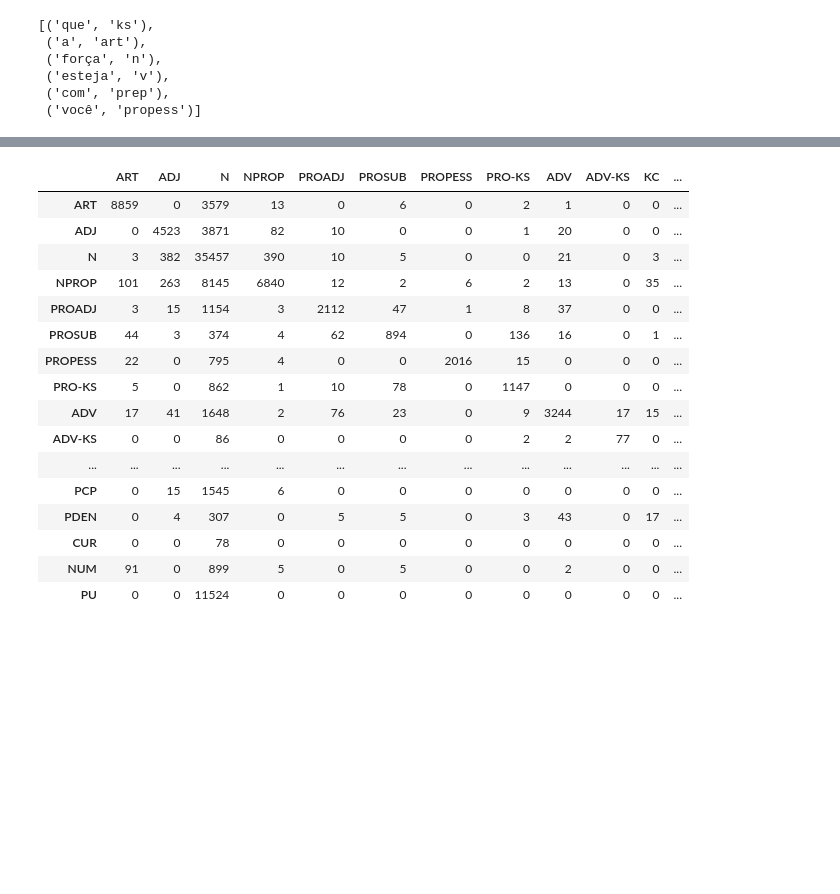
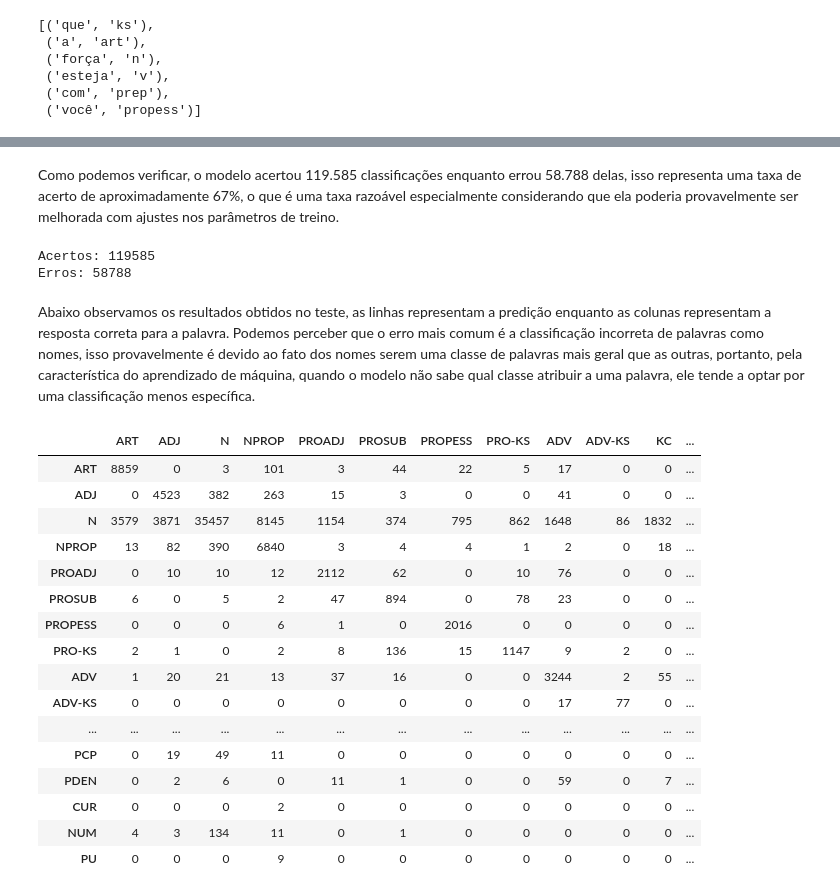
Before and after one commit to luizppa/portuguese-pos-tagging, a Jupyter notebook: pos_tagging.ipynb, the cells around one changed output, grey strips where cells are left out. Saved outputs shown, nothing was run; the diff lists cells and outputs as text; code cells hidden in the pictures; blank space fills up the shorter version.

```diff
--- a/pos_tagging.ipynb
+++ b/pos_tagging.ipynb
@@ -269,21 +265,31 @@ predictions = tagger.tag_sents([[word[0] for word in sentence] for sentence in t
+# %% [markdown]
+Como podemos verificar, o modelo acertou 119.585 classificações enquanto errou 58.788 delas, isso representa uma taxa de acerto de aproximadamente 67%, o que é uma taxa razoável especialmente considerando que ela poderia provavelmente ser melhorada com ajustes nos parâmetros de treino.
 # %%
-hit, miss, result = test_model(tagger, predictions, test_sentences)
-result
+print('Acertos:', hit)
+print('Erros:', miss)
 # %% [output]
-|  | ART | ADJ | N | NPROP | PROADJ | PROSUB | PROPESS | PRO-KS | ADV | ADV-KS | KC | ... |
-| ART | 8859 | 0 | 3579 | 13 | 0 | 6 | 0 | 2 | 1 | 0 | 0 | ... |
-| ADJ | 0 | 4523 | 3871 | 82 | 10 | 0 | 0 | 1 | 20 | 0 | 0 | ... |
-| N | 3 | 382 | 35457 | 390 | 10 | 5 | 0 | 0 | 21 | 0 | 3 | ... |
-| NPROP | 101 | 263 | 8145 | 6840 | 12 | 2 | 6 | 2 | 13 | 0 | 35 | ... |
-| PROADJ | 3 | 15 | 1154 | 3 | 2112 | 47 | 1 | 8 | 37 | 0 | 0 | ... |
-| PROSUB | 44 | 3 | 374 | 4 | 62 | 894 | 0 | 136 | 16 | 0 | 1 | ... |
-| PROPESS | 22 | 0 | 795 | 4 | 0 | 0 | 2016 | 15 | 0 | 0 | 0 | ... |
-| PRO-KS | 5 | 0 | 862 | 1 | 10 | 78 | 0 | 1147 | 0 | 0 | 0 | ... |
-| ADV | 17 | 41 | 1648 | 2 | 76 | 23 | 0 | 9 | 3244 | 17 | 15 | ... |
-| ADV-KS | 0 | 0 | 86 | 0 | 0 | 0 | 0 | 2 | 2 | 77 | 0 | ... |
-| ... | ... | ... | ... | ... | ... | ... | ... | ... | ... | ... | ... | ... |
-| PCP | 0 | 15 | 1545 | 6 | 0 | 0 | 0 | 0 | 0 | 0 | 0 | ... |
-| PDEN | 0 | 4 | 307 | 0 | 5 | 5 | 0 | 3 | 43 | 0 | 17 | ... |
-| CUR | 0 | 0 | 78 | 0 | 0 | 0 | 0 | 0 | 0 | 0 | 0 | ... |
-| NUM | 91 | 0 | 899 | 5 | 0 | 5 | 0 | 0 | 2 | 0 | 0 | ... |
-| PU | 0 | 0 | 11524 | 0 | 0 | 0 | 0 | 0 | 0 | 0 | 0 | ... |
+Acertos: 119585
+Erros: 58788
+# %% [markdown]
+Abaixo observamos os resultados obtidos no teste, as linhas representam a predição enquanto as colunas representam a resposta correta para a palavra. Podemos perceber que o erro mais comum é a classificação incorreta de palavras como nomes, isso provavelmente é devido ao fato dos nomes serem uma classe de palavras mais geral que as outras, portanto, pela característica do aprendizado de máquina, quando o modelo não sabe qual classe atribuir a uma palavra, ele tende a optar por uma classificação menos específica.
+# %%
+result.to_csv('./test-result.csv')
+result
+# %% [output]
+|  | ART | ADJ | N | NPROP | PROADJ | PROSUB | PROPESS | PRO-KS | ADV | ADV-KS | KC | ... |
+| ART | 8859 | 0 | 3 | 101 | 3 | 44 | 22 | 5 | 17 | 0 | 0 | ... |
+| ADJ | 0 | 4523 | 382 | 263 | 15 | 3 | 0 | 0 | 41 | 0 | 0 | ... |
+| N | 3579 | 3871 | 35457 | 8145 | 1154 | 374 | 795 | 862 | 1648 | 86 | 1832 | ... |
+| NPROP | 13 | 82 | 390 | 6840 | 3 | 4 | 4 | 1 | 2 | 0 | 18 | ... |
+| PROADJ | 0 | 10 | 10 | 12 | 2112 | 62 | 0 | 10 | 76 | 0 | 0 | ... |
+| PROSUB | 6 | 0 | 5 | 2 | 47 | 894 | 0 | 78 | 23 | 0 | 0 | ... |
+| PROPESS | 0 | 0 | 0 | 6 | 1 | 0 | 2016 | 0 | 0 | 0 | 0 | ... |
+| PRO-KS | 2 | 1 | 0 | 2 | 8 | 136 | 15 | 1147 | 9 | 2 | 0 | ... |
+| ADV | 1 | 20 | 21 | 13 | 37 | 16 | 0 | 0 | 3244 | 2 | 55 | ... |
+| ADV-KS | 0 | 0 | 0 | 0 | 0 | 0 | 0 | 0 | 17 | 77 | 0 | ... |
+| ... | ... | ... | ... | ... | ... | ... | ... | ... | ... | ... | ... | ... |
+| PCP | 0 | 19 | 49 | 11 | 0 | 0 | 0 | 0 | 0 | 0 | 0 | ... |
+| PDEN | 0 | 2 | 6 | 0 | 11 | 1 | 0 | 0 | 59 | 0 | 7 | ... |
+| CUR | 0 | 0 | 0 | 2 | 0 | 0 | 0 | 0 | 0 | 0 | 0 | ... |
+| NUM | 4 | 3 | 134 | 11 | 0 | 1 | 0 | 0 | 0 | 0 | 0 | ... |
+| PU | 0 | 0 | 0 | 9 | 0 | 0 | 0 | 0 | 0 | 0 | 0 | ... |
```
Also changed, not shown: parts of 10 cells of this notebook.
